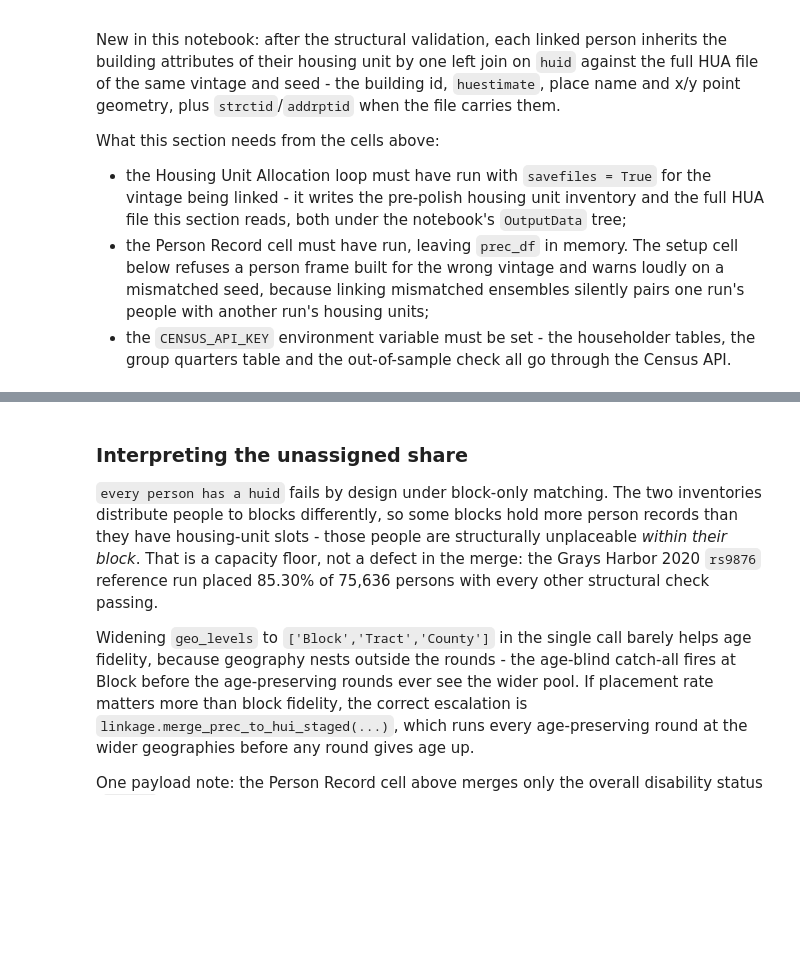
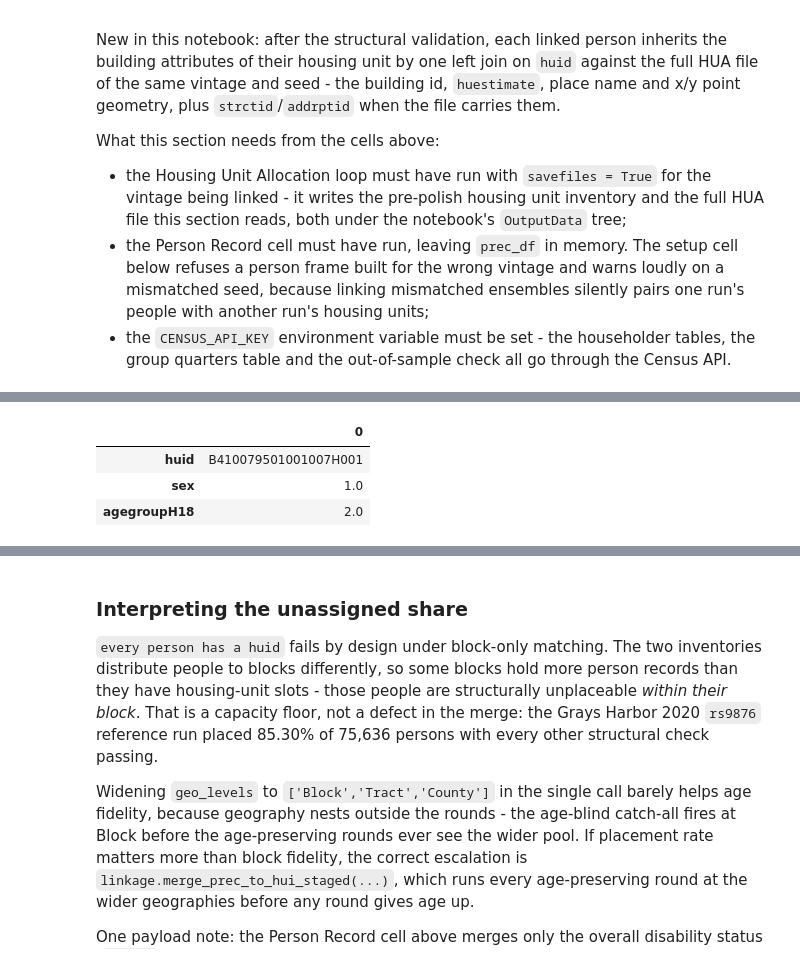
Before and after one commit to npr99/intersect-community-data, a Jupyter notebook: ncoda_07kv7_HUA_PREC_Disability.ipynb, the cells around one changed output, grey strips where cells are left out. Cells and saved outputs as stored; diff of their text form; code cells hidden in the pictures; blank space fills up the shorter version.

```diff
--- a/ncoda_07kv7_HUA_PREC_Disability.ipynb
+++ b/ncoda_07kv7_HUA_PREC_Disability.ipynb
@@ -442,0 +518,7 @@ for check, (passed, detail) in hui_householder_functions.\
+# %%
+hui_hh_df[['huid','sex','agegroupH18']].head(1).T
+# %% [output]
+|  | 0 |
+| huid | B410079501001007H001 |
+| sex | 1.0 |
+| agegroupH18 | 2.0 |
```
Also changed, not shown: parts of 29 cells of this notebook.
